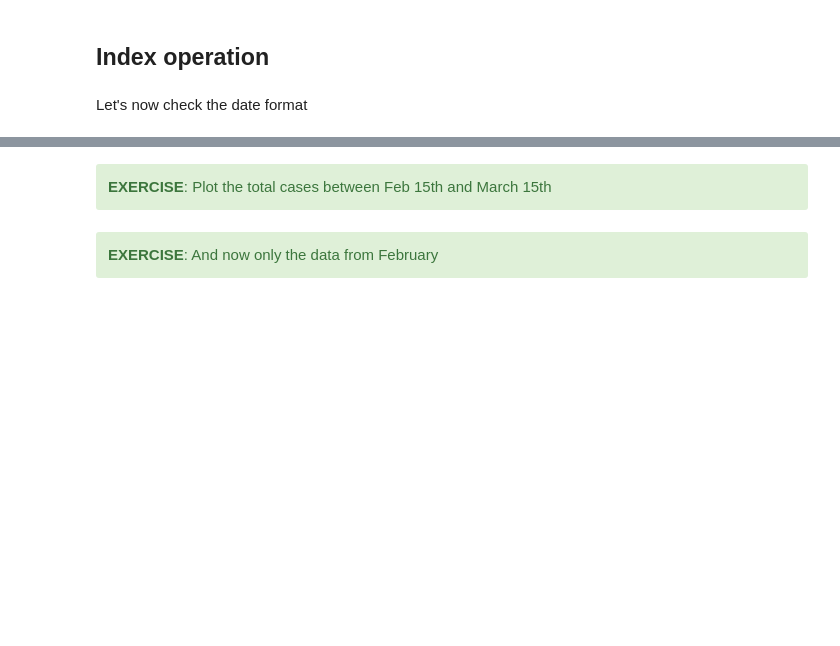
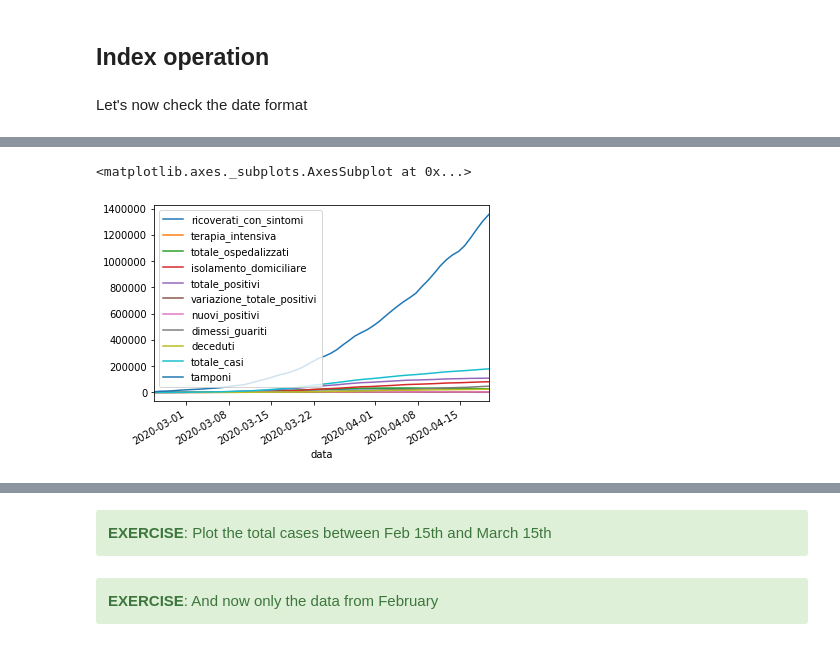
Before and after one commit to gbellandi/Pyhon_basicsCourse, a Jupyter notebook: notebooks/1_covid_data.ipynb, the cells around one changed output, grey strips where cells are left out. Drawn from its saved outputs; the diff is of its cells as text; code cells hidden in the pictures; blank space fills up the shorter version.

```diff
--- a/notebooks/1_covid_data.ipynb
+++ b/notebooks/1_covid_data.ipynb
@@ -72,0 +223,5 @@ df["2020-01-01": "2020-03-01"]
+# %%
+df["2020"].plot()
+# %% [output]
+<matplotlib.axes._subplots.AxesSubplot at 0x...>
+[figure, added]
```
Also changed, not shown: parts of 22 cells of this notebook, 8 other files.
